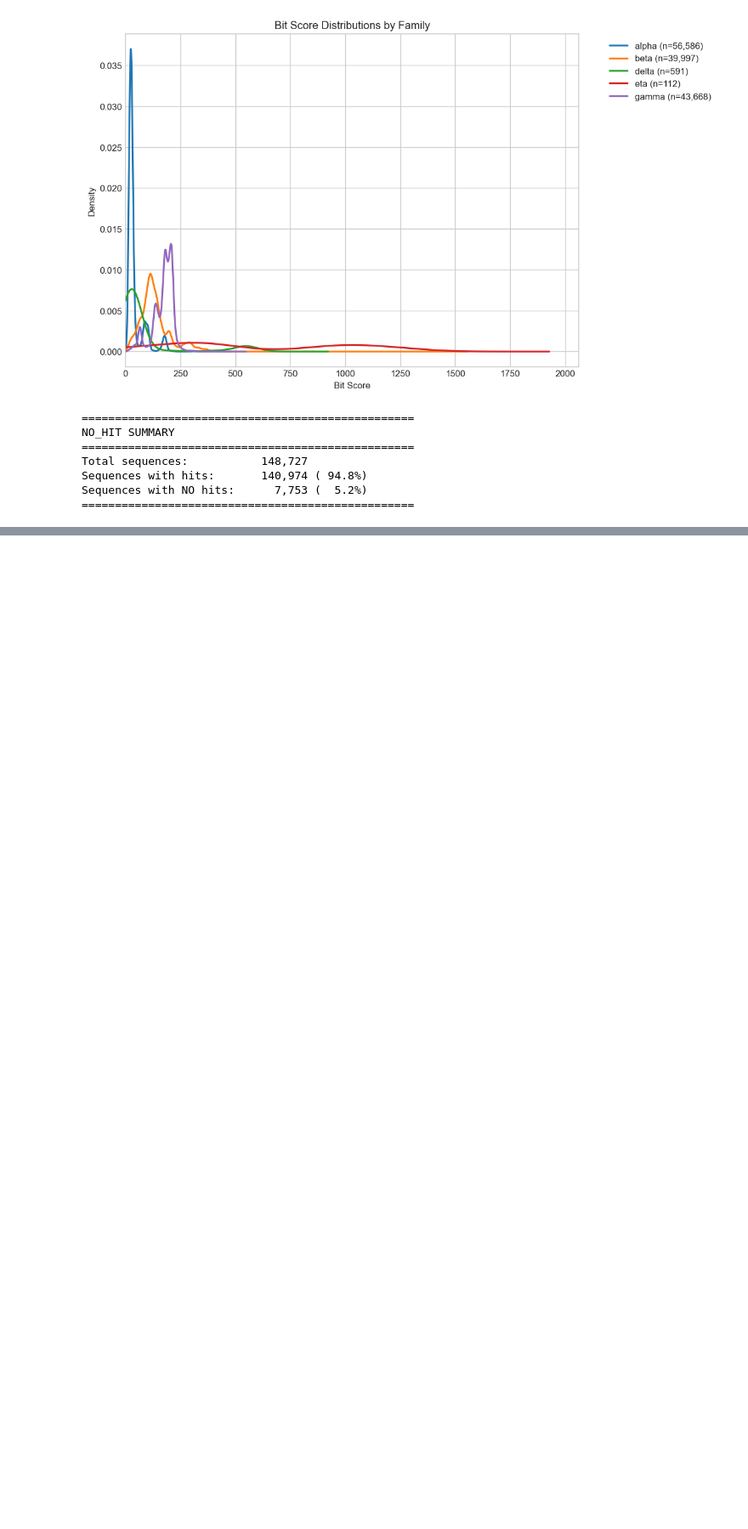
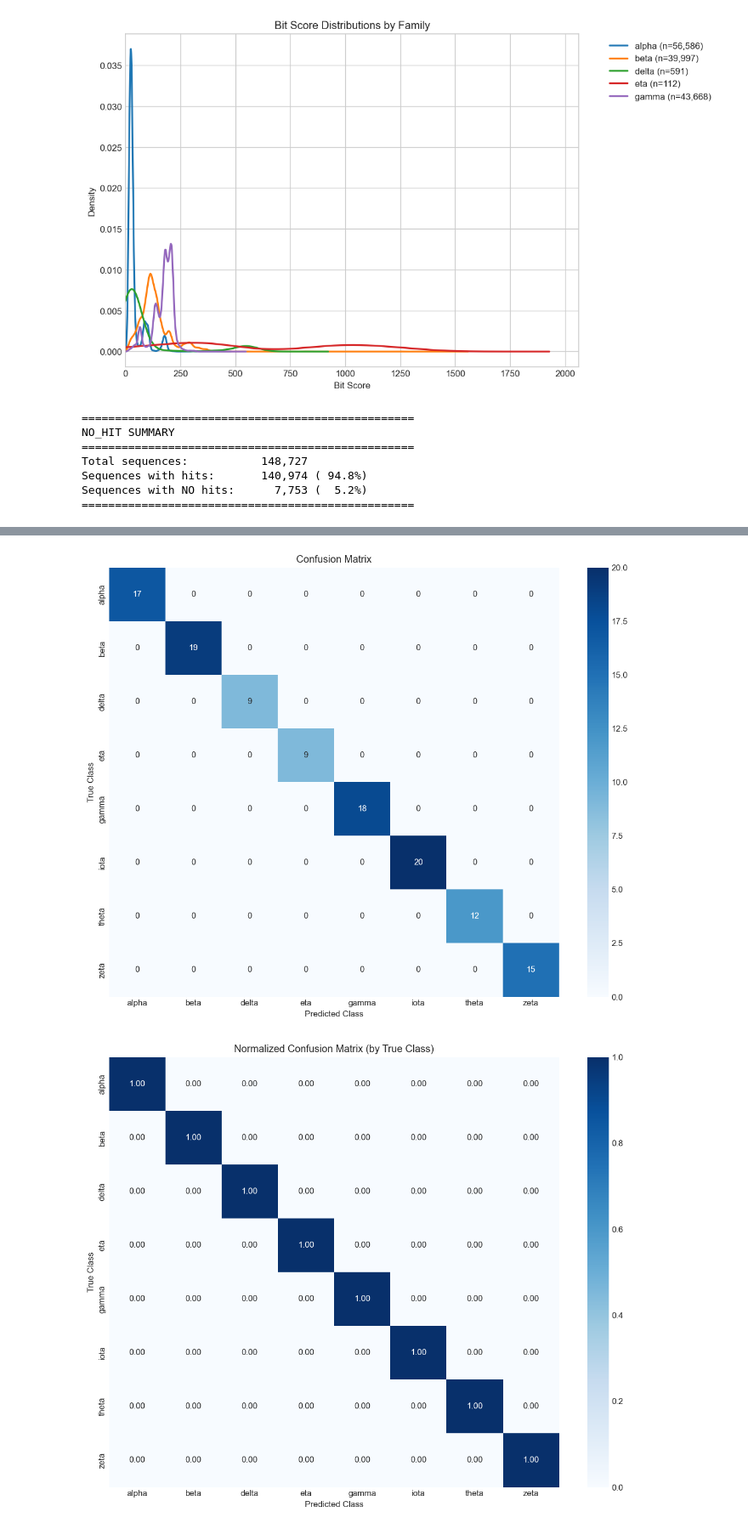
Before and after one commit to Sam-Kap1an/HHM-Profiles-for-CA-Enzymes, a Jupyter notebook: hmm_eval.ipynb, the cells around one changed output, grey strips where cells are left out. Shown at 85% size. Drawn from its saved outputs; the diff is of its cells as text; code cells hidden in the pictures; blank space fills up the shorter version.

```diff
--- a/hmm_eval.ipynb
+++ b/hmm_eval.ipynb
@@ -1033,45 +1150,51 @@ if heldout is not None:
 # %%
-def plot_confusion_matrix_heatmap(df, true_col='true_class', pred_col='pred_class',
+def plot_confusion_matrix_heatmap(df, true_col='true_class_norm', pred_col='pred_class_norm',
                                    normalize=False, figsize=(10, 8)):
     """Plot confusion matrix as heatmap."""
 
-    # get labels in consistent order
     labels = sorted(set(df[true_col].unique()) | set(df[pred_col].unique()))
-    labels = [l for l in labels if pd.notna(l)]
+    labels = [l for l in labels if pd.notna(l) and l != 'no_hit']
 
-    # build confusion matrix
     cm = np.zeros((len(labels), len(labels)), dtype=int)
     for i, true_label in enumerate(labels):
         for j, pred_label in enumerate(labels):
             cm[i, j] = ((df[true_col] == true_label) & (df[pred_col] == pred_label)).sum()
 
     if normalize:
-        # normalize by row (true class)
         row_sums = cm.sum(axis=1, keepdims=True)
         cm_plot = np.divide(cm, row_sums, where=row_sums != 0).astype(float)
         fmt = '.2f'
         title = 'Normalized Confusion Matrix (by True Class)'
     else:
         cm_plot = cm
         fmt = 'd'
         title = 'Confusion Matrix'
 
     fig, ax = plt.subplots(figsize=figsize)
     sns.heatmap(cm_plot, annot=True, fmt=fmt, cmap='Blues',
                 xticklabels=labels, yticklabels=labels, ax=ax)
     ax.set_xlabel('Predicted Class')
     ax.set_ylabel('True Class')
     ax.set_title(title)
 
     plt.tight_layout()
     return fig, cm, labels
 
 
-if heldout is not None:
-    # raw counts
-    fig, cm, labels = plot_confusion_matrix_heatmap(heldout, normalize=False)
-    plt.show()
+# Raw counts
+fig, cm, labels = plot_confusion_matrix_heatmap(heldout, normalize=False)
+plt.show()
 
-    # normalized (shows recall per class)
-    fig, cm_norm, _ = plot_confusion_matrix_heatmap(heldout, normalize=True)
-    plt.show()
+# Normalized (shows recall per class)
+fig, cm_norm, _ = plot_confusion_matrix_heatmap(heldout, normalize=True)
+plt.show()
+
+# Print diagonal accuracy
+print("\nPer-class accuracy (diagonal):")
+for i, label in enumerate(labels):
+    row_total = cm[i, :].sum()
+    if row_total > 0:
+        print(f"  {label}: {cm[i,i]}/{row_total} = {cm[i,i]/row_total:.1%}")
+# %% [output]
+[figure, added]
+[figure, added]
```
Also changed, not shown: parts of 11 cells of this notebook.
